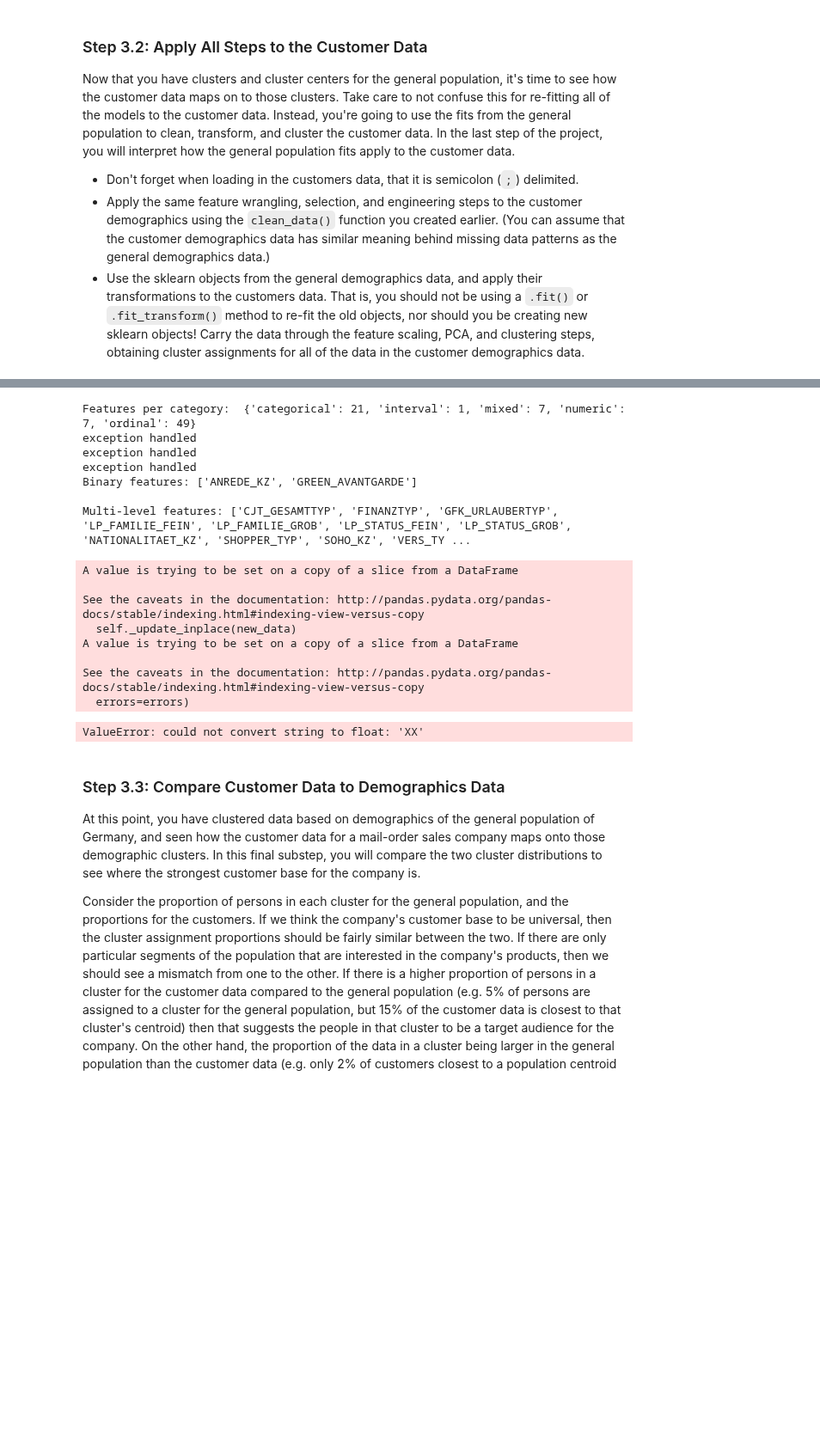
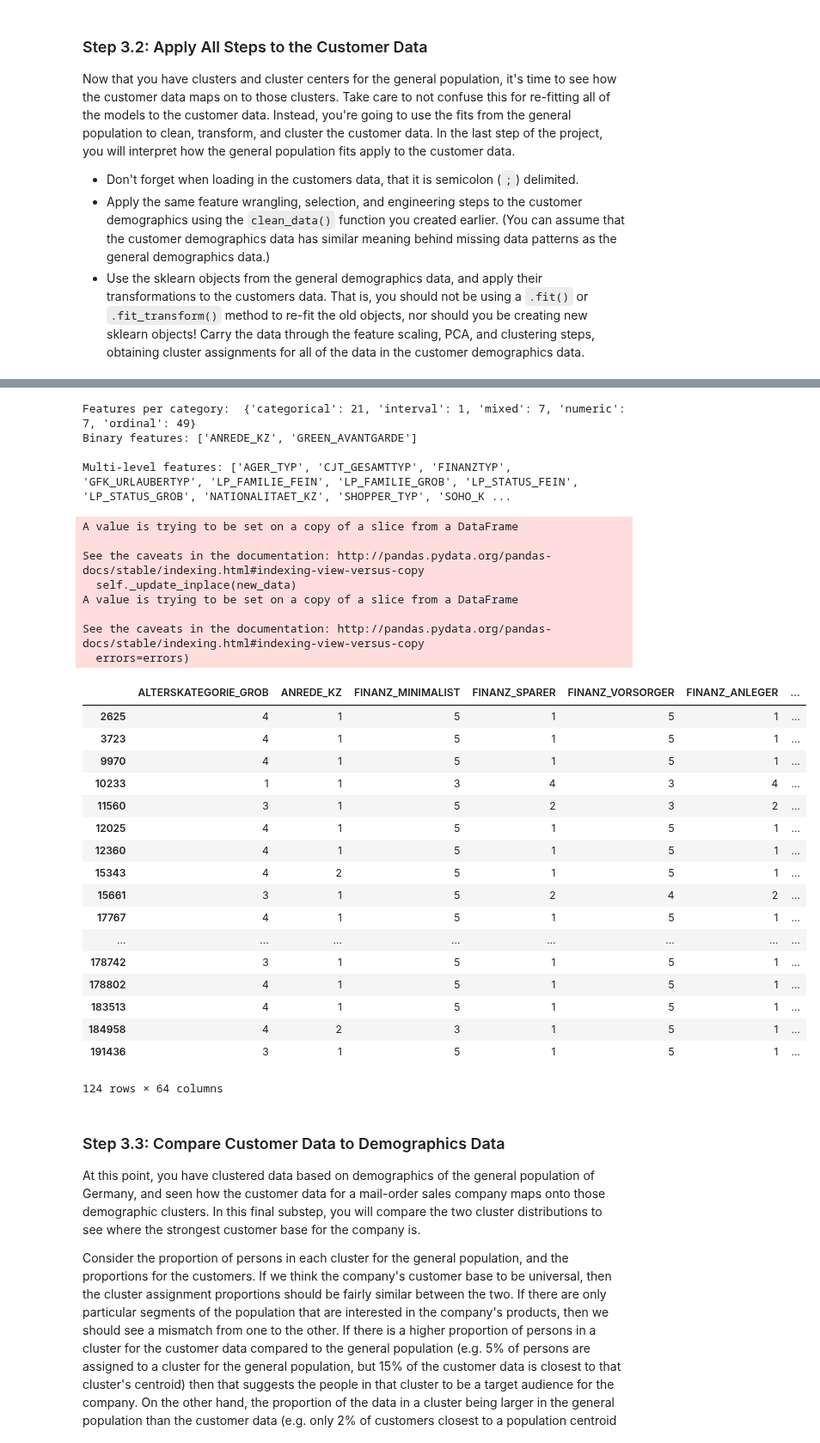
Before and after one commit to sjohnp2112/Identify-Custemer-Segments, a Jupyter notebook: Identify_Customer_Segments_sphelps.ipynb, the cells around one changed output, grey strips where cells are left out. Shown at 86% size. Drawn from its saved outputs; the diff is of its cells as text; code cells hidden in the pictures; blank space fills up the shorter version.

```diff
--- a/Identify_Customer_Segments_sphelps.ipynb
+++ b/Identify_Customer_Segments_sphelps.ipynb
@@ -998,39 +1036,59 @@ customers = pd.read_csv('Udacity_CUSTOMERS_Subset.csv', sep=';')
 # %%
 # Apply preprocessing, feature transformation, and clustering from the general
 # demographics onto the customer data, obtaining cluster predictions for the
 # customer demographics data.
 
 # cleaning the customers dataset
-customers_cleaned_encoded = clean_data(customers)
+# customers_cleaned_encoded = clean_data(customers)
 
-# removing NaNs
-customers_imp = Imputer(strategy="most_frequent")
-customers_cleaned_imp = pd.DataFrame(customers_imp.fit_transform(customers_cleaned_encoded))
+# customers_cleaned_encoded[customers_cleaned_encoded.isin(['XX']).any(axis=1)]
+# 'XX' returned 125 rows
 
-customers_cleaned_imp.columns = customers_cleaned_encoded.columns
-customers_cleaned_imp.index = customers_cleaned_encoded.index
 
-customers_cleaned_imp.columns
-customers_cleaned_imp.isnull().sum().sum()
+
+
+#  removing NaNs
+# customers_imp = Imputer(strategy="most_frequent")
+# customers_cleaned_imp = pd.DataFrame(customers_imp.fit_transform(customers_cleaned_encoded))
+
+# customers_cleaned_imp.columns = customers_cleaned_encoded.columns
+# customers_cleaned_imp.index = customers_cleaned_encoded.index
+
+# customers_cleaned_imp.columns
+# customers_cleaned_imp.isnull().sum().sum()
 
 # using PCA for dimensionality reduction
 # %% [output]
 Features per category:  {'categorical': 21, 'interval': 1, 'mixed': 7, 'numeric': 7, 'ordinal': 49}
-exception handled
-exception handled
-exception handled
 Binary features: ['ANREDE_KZ', 'GREEN_AVANTGARDE']
 
-Multi-level features: ['CJT_GESAMTTYP', 'FINANZTYP', 'GFK_URLAUBERTYP', 'LP_FAMILIE_FEIN', 'LP_FAMILIE_GROB', 'LP_STATUS_FEIN', 'LP_STATUS_GROB', 'NATIONALITAET_KZ', 'SHOPPER_TYP', 'SOHO_KZ', 'VERS_TY ...
+Multi-level features: ['AGER_TYP', 'CJT_GESAMTTYP', 'FINANZTYP', 'GFK_URLAUBERTYP', 'LP_FAMILIE_FEIN', 'LP_FAMILIE_GROB', 'LP_STATUS_FEIN', 'LP_STATUS_GROB', 'NATIONALITAET_KZ', 'SHOPPER_TYP', 'SOHO_K ...
 A value is trying to be set on a copy of a slice from a DataFrame
 
 See the caveats in the documentation: http://pandas.pydata.org/pandas-docs/stable/indexing.html#indexing-view-versus-copy
   self._update_inplace(new_data)
 A value is trying to be set on a copy of a slice from a DataFrame
 
 See the caveats in the documentation: http://pandas.pydata.org/pandas-docs/stable/indexing.html#indexing-view-versus-copy
   errors=errors)
+|  | ALTERSKATEGORIE_GROB | ANREDE_KZ | FINANZ_MINIMALIST | FINANZ_SPARER | FINANZ_VORSORGER | FINANZ_ANLEGER | ... |
+| 2625 | 4 | 1 | 5 | 1 | 5 | 1 | ... |
+| 3723 | 4 | 1 | 5 | 1 | 5 | 1 | ... |
+| 9970 | 4 | 1 | 5 | 1 | 5 | 1 | ... |
+| 10233 | 1 | 1 | 3 | 4 | 3 | 4 | ... |
+| 11560 | 3 | 1 | 5 | 2 | 3 | 2 | ... |
+| 12025 | 4 | 1 | 5 | 1 | 5 | 1 | ... |
+| 12360 | 4 | 1 | 5 | 1 | 5 | 1 | ... |
+| 15343 | 4 | 2 | 5 | 1 | 5 | 1 | ... |
+| 15661 | 3 | 1 | 5 | 2 | 4 | 2 | ... |
+| 17767 | 4 | 1 | 5 | 1 | 5 | 1 | ... |
+| ... | ... | ... | ... | ... | ... | ... | ... |
+| 178742 | 3 | 1 | 5 | 1 | 5 | 1 | ... |
+| 178802 | 4 | 1 | 5 | 1 | 5 | 1 | ... |
+| 183513 | 4 | 1 | 5 | 1 | 5 | 1 | ... |
+| 184958 | 4 | 2 | 3 | 1 | 5 | 1 | ... |
+| 191436 | 3 | 1 | 5 | 1 | 5 | 1 | ... |
-ValueError: could not convert string to float: 'XX'
+124 rows × 64 columns
 # %% [markdown]
 ### Step 3.3: Compare Customer Data to Demographics Data
 
```
Also changed, not shown: parts of 7 cells of this notebook.
